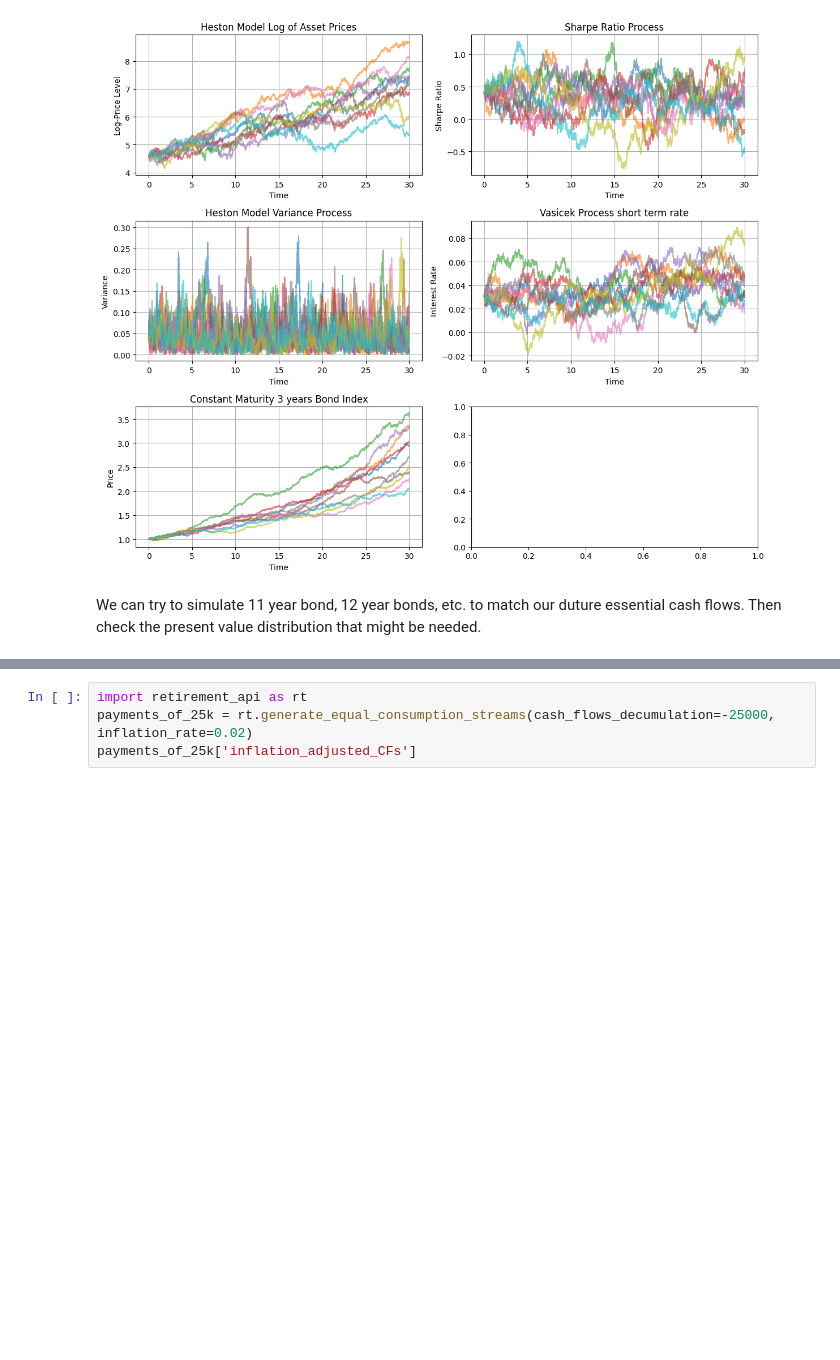
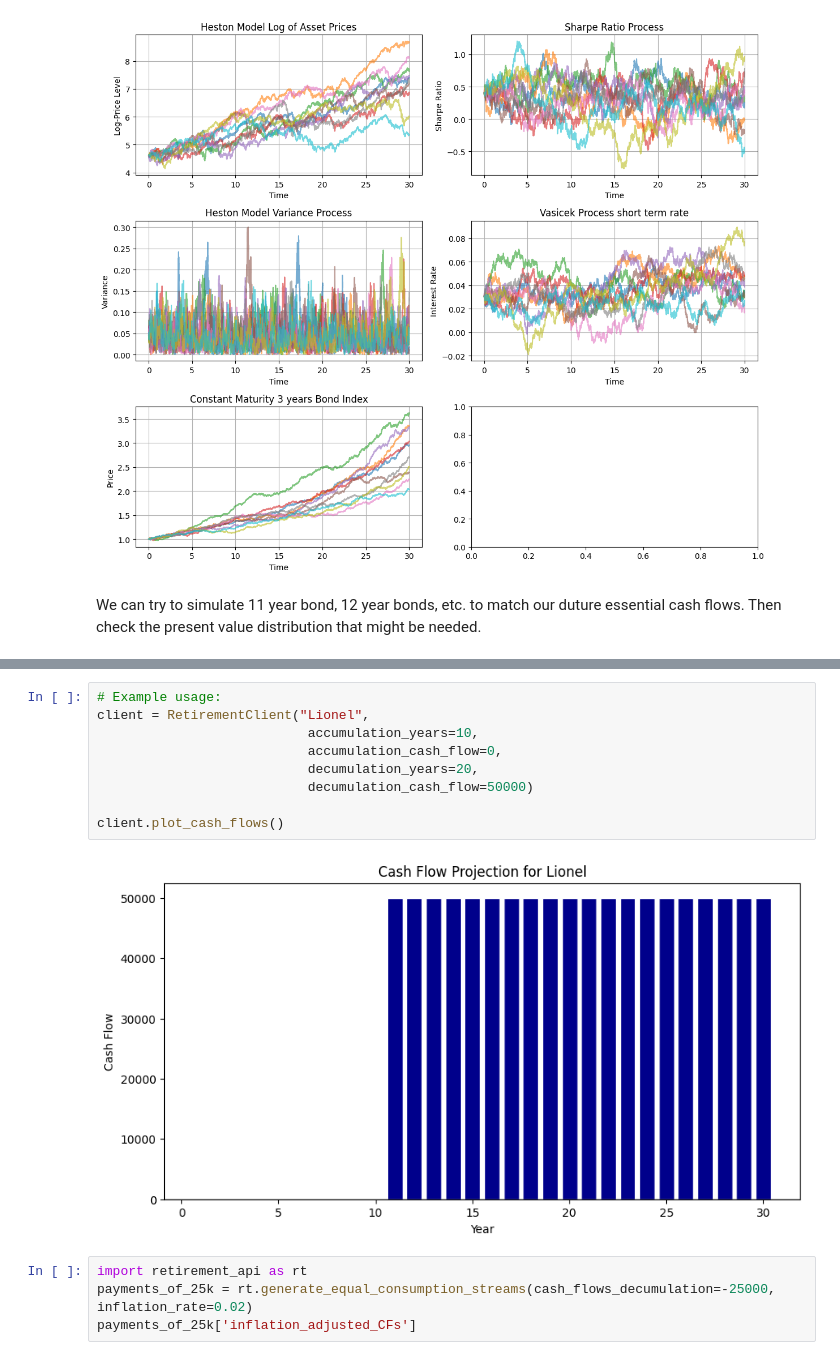
Before and after one commit to aleksandr-mikhailov-edhec/Goal-Based-Investing, a Jupyter notebook: 1.2 Stochastic Simulation.ipynb, the cells around one changed output, grey strips where cells are left out. Drawn from its saved outputs; the diff is of its cells as text; blank space fills up the shorter version.

Commit message:
added client

```diff
--- a/1.2 Stochastic Simulation.ipynb
+++ b/1.2 Stochastic Simulation.ipynb
@@ -254,3 +313,14 @@ We can try to simulate 11 year bond, 12 year bonds, etc. to match our duture ess
+# %%
+# Example usage:
+client = RetirementClient("Lionel",
+                           accumulation_years=10,
+                           accumulation_cash_flow=0,
+                           decumulation_years=20,
+                           decumulation_cash_flow=50000)
+
+client.plot_cash_flows()
+# %% [output]
+[figure, added]
 # %%
 import retirement_api as rt
 payments_of_25k = rt.generate_equal_consumption_streams(cash_flows_decumulation=-25000, inflation_rate=0.02)
```
Also changed, not shown: parts of 2 cells of this notebook, 2 other files.
